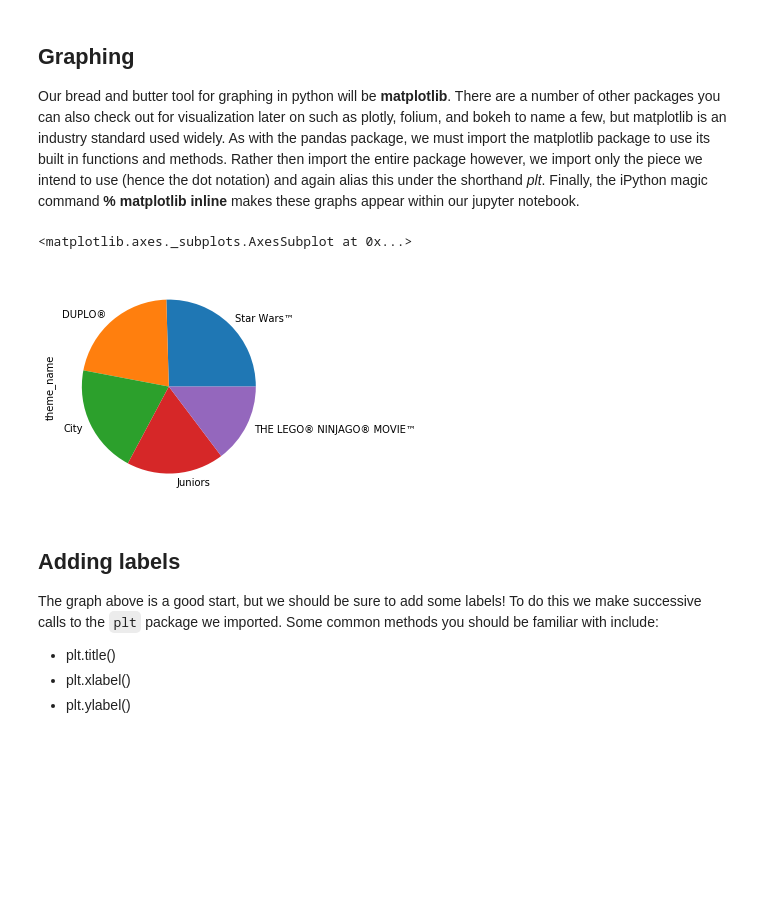
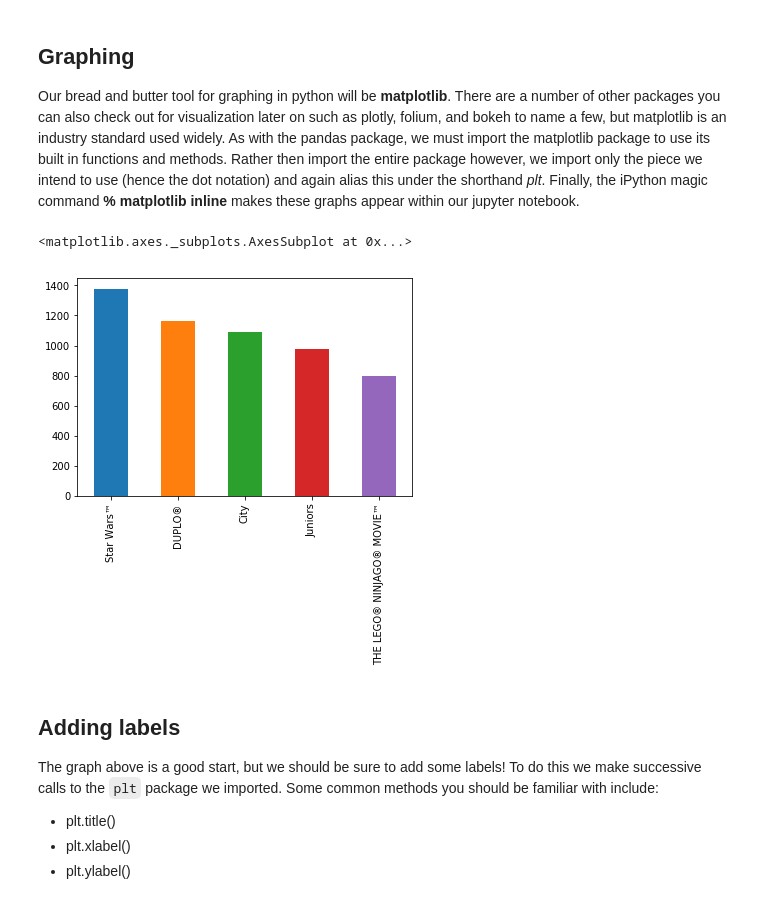
Before and after one commit to Jkim516/dsc-first-codealong-seattle-ds-062419, a Jupyter notebook: index.ipynb, the cells around one changed output. Drawn from its saved outputs; the diff is of its cells as text; code cells hidden in the pictures; blank space fills up the shorter version.

```diff
--- a/index.ipynb
+++ b/index.ipynb
@@ -303,10 +303,10 @@ import matplotlib.pyplot as plt
 %matplotlib inline
 # %%
 to_graph = df.theme_name.value_counts()[:5]
-to_graph.plot(kind='pie')
+to_graph.plot(kind='bar')
 # %% [output]
 <matplotlib.axes._subplots.AxesSubplot at 0x...>
-[figure, old version]
+[figure, new version]
 # %% [markdown]
 ## Adding labels
 The graph above is a good start, but we should be sure to add some labels! To do this we make successive calls to the `plt` package we imported. Some common methods you should be familiar with include:
```
